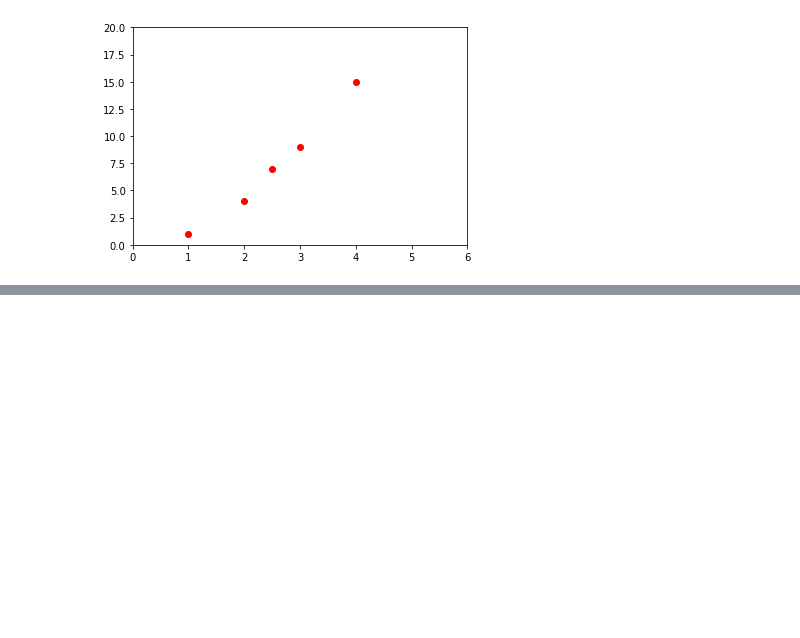
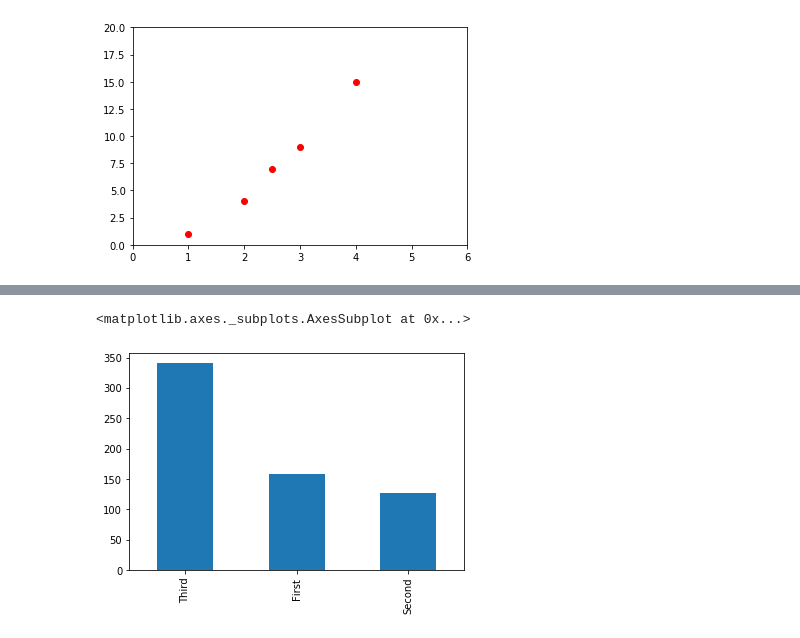
Before and after one commit to udpsunil/learning, a Jupyter notebook: python/tf_freecodecamp/Core Learning Algorithms.ipynb, the cells around one changed output, grey strips where cells are left out. Saved outputs shown, nothing was run; the diff lists cells and outputs as text; code cells hidden in the pictures; blank space fills up the shorter version.

```diff
--- a/python/tf_freecodecamp/Core Learning Algorithms.ipynb
+++ b/python/tf_freecodecamp/Core Learning Algorithms.ipynb
@@ -21,0 +100,5 @@ plt.axis([0, 6, 0, 20])
+# %%
+dftrain['class'].value_counts().plot(kind='bar')
+# %% [output]
+<matplotlib.axes._subplots.AxesSubplot at 0x...>
+[figure, added]
```
Also changed, not shown: parts of 22 cells of this notebook.
